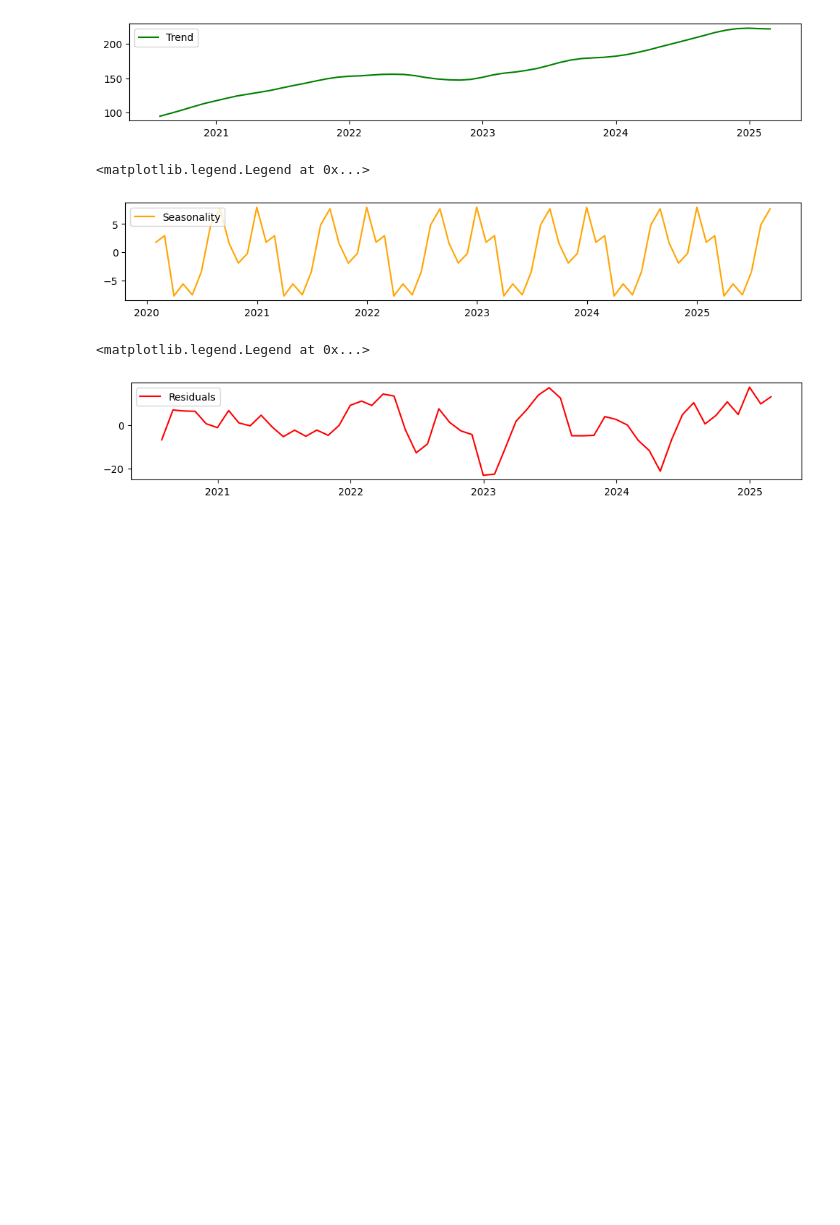
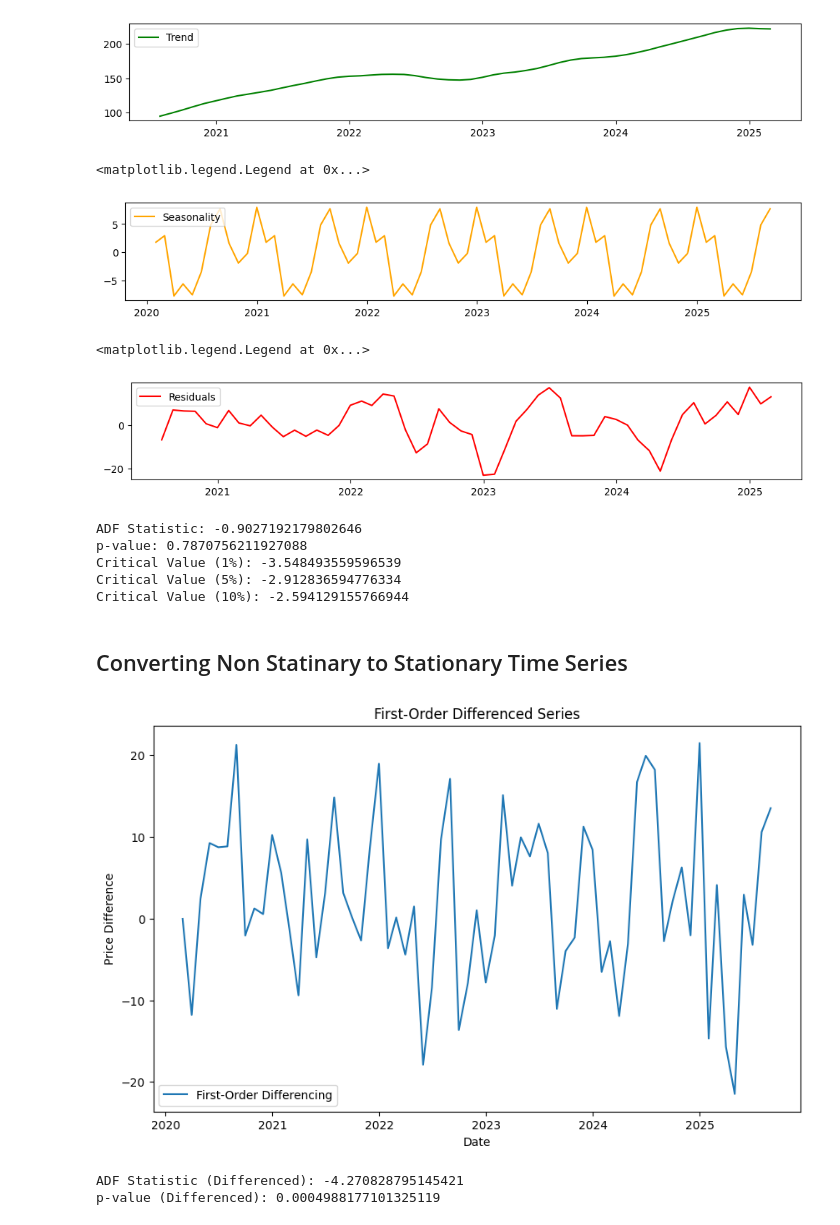
Before and after one commit to Stennas/Time-Series-Analysis, a Jupyter notebook: Apple_Stock_market_Prices.ipynb, the cells around one changed output. Saved outputs shown, nothing was run; the diff lists cells and outputs as text; code cells hidden in the pictures; blank space fills up the shorter version.

Commit message:
Implement code changes to enhance functionality and improve performance

```diff
--- a/Apple_Stock_market_Prices.ipynb
+++ b/Apple_Stock_market_Prices.ipynb
@@ -113,3 +120,44 @@ plt.legend(loc='upper left')
 # %% [output]
 <matplotlib.legend.Legend at 0x...>
 [figure]
+# %%
+from statsmodels.tsa.stattools import adfuller
+
+# Perform ADF test
+adf_test = adfuller(monthly_close.dropna())
+print(f'ADF Statistic: {adf_test[0]}')
+print(f'p-value: {adf_test[1]}')
+
+# Check critical values
+for key, value in adf_test[4].items():
+    print(f'Critical Value ({key}): {value}')
+# %% [output]
+ADF Statistic: -0.9027192179802646
+p-value: 0.7870756211927088
+Critical Value (1%): -3.548493559596539
+Critical Value (5%): -2.912836594776334
+Critical Value (10%): -2.594129155766944
+# %% [markdown]
+## Converting Non Statinary to Stationary Time Series
+# %%
+# Apply first-order differencing
+data_diff = monthly_close.diff().dropna()
+
+# Plot the differenced data
+plt.figure(figsize=(10, 6))
+plt.plot(data_diff, label='First-Order Differencing')
+plt.title('First-Order Differenced Series')
+plt.xlabel('Date')
+plt.ylabel('Price Difference')
+plt.legend()
+plt.show()
+# %% [output]
+[figure, added]
+# %%
+# Perform ADF test on differenced data
+adf_test_diff = adfuller(data_diff)
+print(f'ADF Statistic (Differenced): {adf_test_diff[0]}')
+print(f'p-value (Differenced): {adf_test_diff[1]}')
+# %% [output]
+ADF Statistic (Differenced): -4.270828795145421
+p-value (Differenced): 0.0004988177101325119
```
Also changed, not shown: parts of 8 cells of this notebook, 1 other file.
